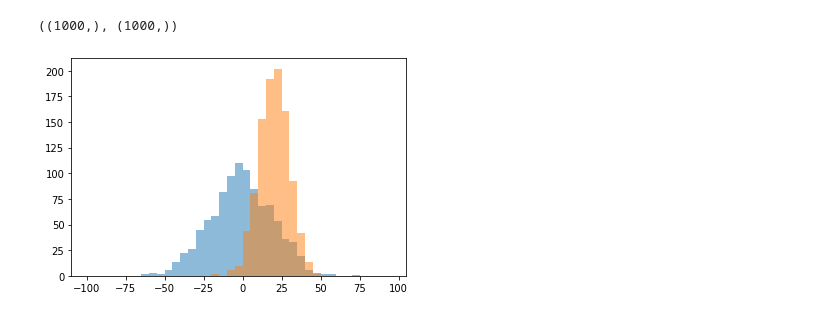
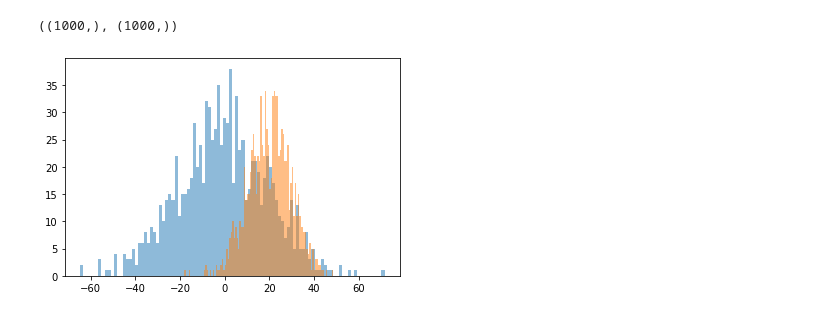
Before and after one commit to rldckd0103/pdm02, a Jupyter notebook: py-graphics/matplotlib_1_intro.ipynb, the cells around one changed output. Saved outputs shown, nothing was run; the diff lists cells and outputs as text; code cells hidden in the pictures.

```diff
--- a/py-graphics/matplotlib_1_intro.ipynb
+++ b/py-graphics/matplotlib_1_intro.ipynb
@@ -133,11 +148,11 @@ x1.shape, x2.shape
 # %%
 
 
 # fixed bin size
-bins = np.arange(-100, 100, 5) # fixed bin size
+bins = 100
 
 plt.hist(x1, bins=bins, alpha=0.5)
 plt.hist(x2, bins=bins, alpha=0.5)
 plt.show()
 # %% [output]
-[figure, old version]
+[figure, new version]
```
Also changed, not shown: parts of 9 cells of this notebook.
